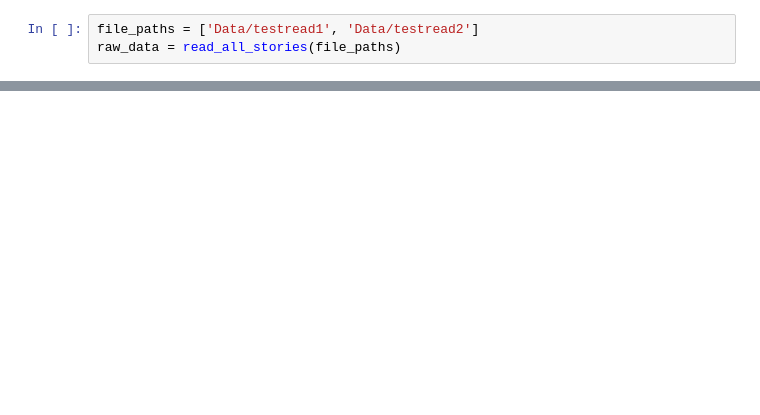
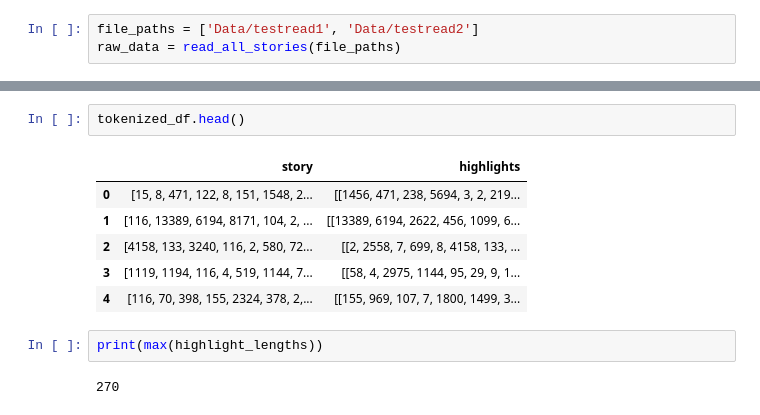
Before and after one commit to lyzwinskimarcin/Text_summarizer, a Jupyter notebook: Untitled.ipynb, the cells around one changed output, grey strips where cells are left out. Saved outputs shown, nothing was run; the diff lists cells and outputs as text; blank space fills up the shorter version.

```diff
--- a/Untitled.ipynb
+++ b/Untitled.ipynb
@@ -77,0 +236,13 @@ raw_data.highlights[0]
+# %%
+tokenized_df.head()
+# %% [output]
+|  | story | highlights |
+| 0 | [15, 8, 471, 122, 8, 151, 1548, 2... | [[1456, 471, 238, 5694, 3, 2, 219... |
+| 1 | [116, 13389, 6194, 8171, 104, 2, ... | [[13389, 6194, 2622, 456, 1099, 6... |
+| 2 | [4158, 133, 3240, 116, 2, 580, 72... | [[2, 2558, 7, 699, 8, 4158, 133, ... |
+| 3 | [1119, 1194, 116, 4, 519, 1144, 7... | [[58, 4, 2975, 1144, 95, 29, 9, 1... |
+| 4 | [116, 70, 398, 155, 2324, 378, 2,... | [[155, 969, 107, 7, 1800, 1499, 3... |
+# %%
+print(max(highlight_lengths))
+# %% [output]
+270
```
Also changed, not shown: parts of 18 cells of this notebook.
